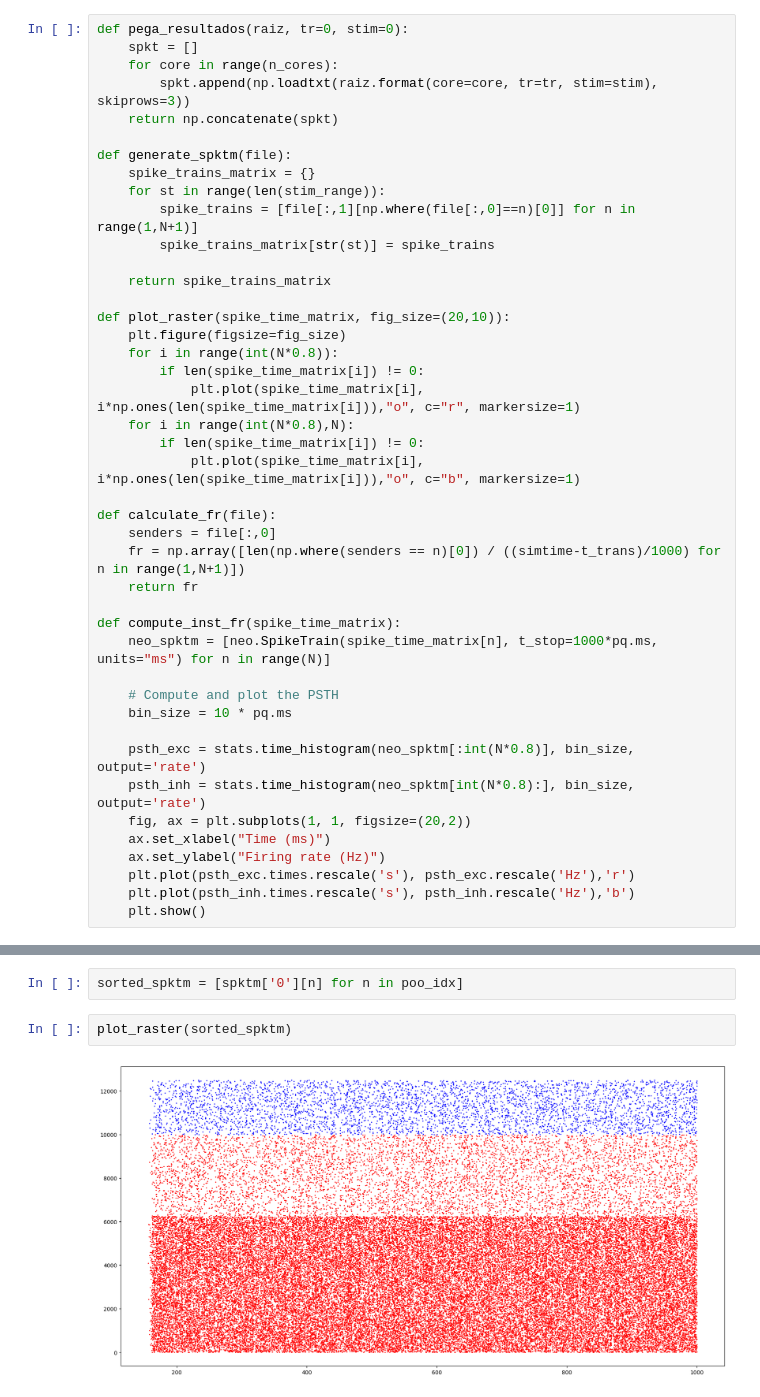
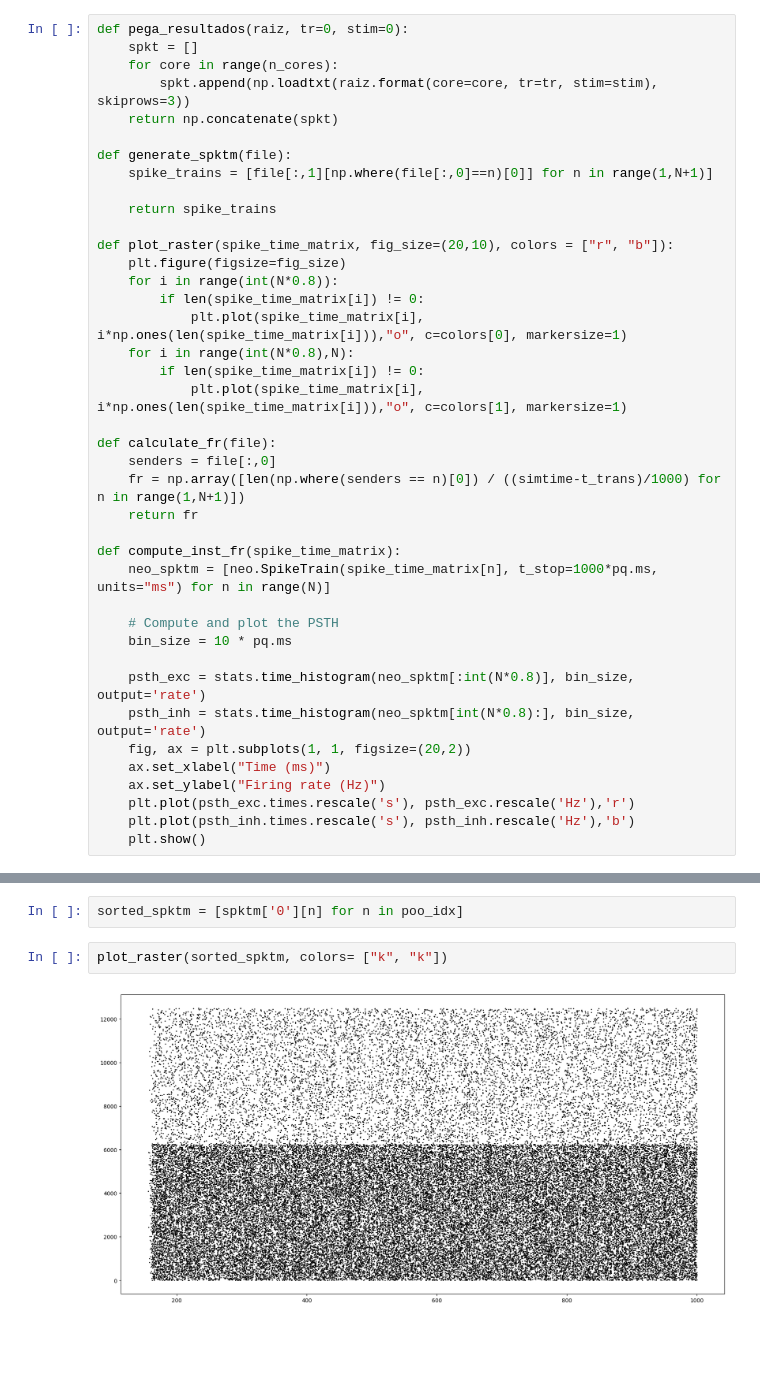
Before and after one commit to laviniamitiko/LASCON2024, a Jupyter notebook: Project/Spike-Train-Analysis.ipynb, the cells around one changed output, grey strips where cells are left out. Cells and saved outputs as stored; diff of their text form; blank space fills up the shorter version.

Commit message:
updating spike train analysis file

```diff
--- a/Project/Spike-Train-Analysis.ipynb
+++ b/Project/Spike-Train-Analysis.ipynb
@@ -27,21 +27,18 @@ def pega_resultados(raiz, tr=0, stim=0):
     return np.concatenate(spkt)
 
 def generate_spktm(file):
-    spike_trains_matrix = {}
-    for st in range(len(stim_range)):
-        spike_trains = [file[:,1][np.where(file[:,0]==n)[0]] for n in range(1,N+1)]
-        spike_trains_matrix[str(st)] = spike_trains
+    spike_trains = [file[:,1][np.where(file[:,0]==n)[0]] for n in range(1,N+1)]
 
-    return spike_trains_matrix
+    return spike_trains
 
-def plot_raster(spike_time_matrix, fig_size=(20,10)):
+def plot_raster(spike_time_matrix, fig_size=(20,10), colors = ["r", "b"]):
     plt.figure(figsize=fig_size)
     for i in range(int(N*0.8)):
         if len(spike_time_matrix[i]) != 0:
-            plt.plot(spike_time_matrix[i], i*np.ones(len(spike_time_matrix[i])),"o", c="r", markersize=1)
+            plt.plot(spike_time_matrix[i], i*np.ones(len(spike_time_matrix[i])),"o", c=colors[0], markersize=1)
     for i in range(int(N*0.8),N):
         if len(spike_time_matrix[i]) != 0:
-            plt.plot(spike_time_matrix[i], i*np.ones(len(spike_time_matrix[i])),"o", c="b", markersize=1)
+            plt.plot(spike_time_matrix[i], i*np.ones(len(spike_time_matrix[i])),"o", c=colors[1], markersize=1)
 
 def calculate_fr(file):
     senders = file[:,0]
@@ -162,6 +206,6 @@ sorted_spktm = [po_output[n] for n in poo_idx]
 # %%
 sorted_spktm = [spktm['0'][n] for n in poo_idx]
 # %%
-plot_raster(sorted_spktm)
+plot_raster(sorted_spktm, colors= ["k", "k"])
 # %% [output]
-[figure, old version]
+[figure, new version]
```
Also changed, not shown: parts of 30 cells of this notebook, 1 other file.
